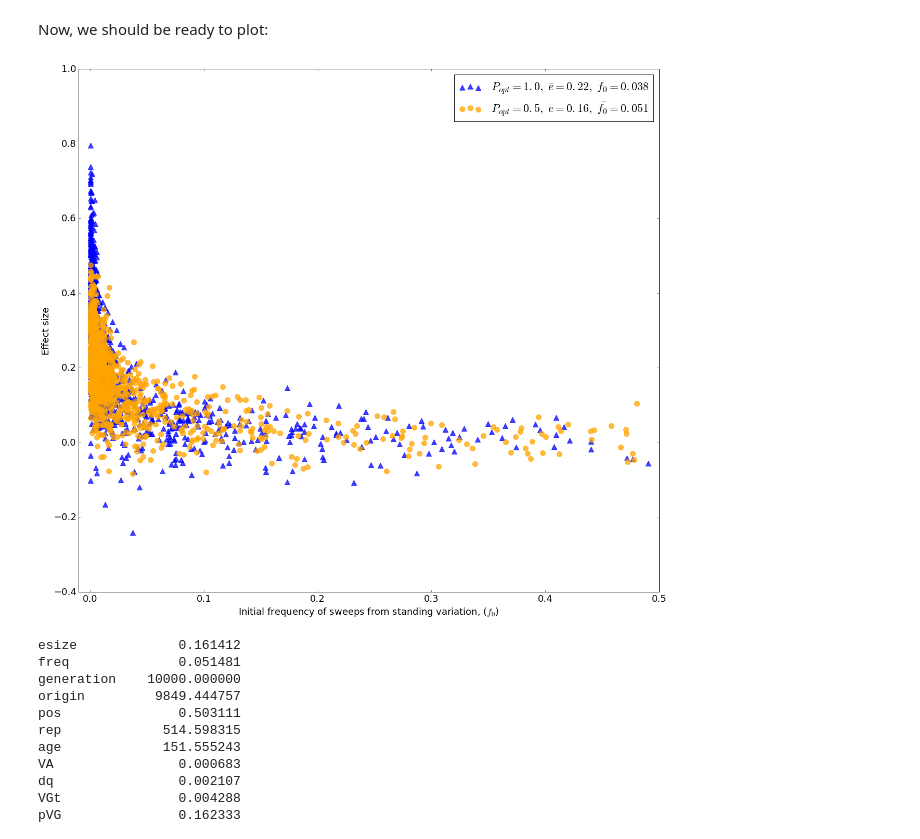
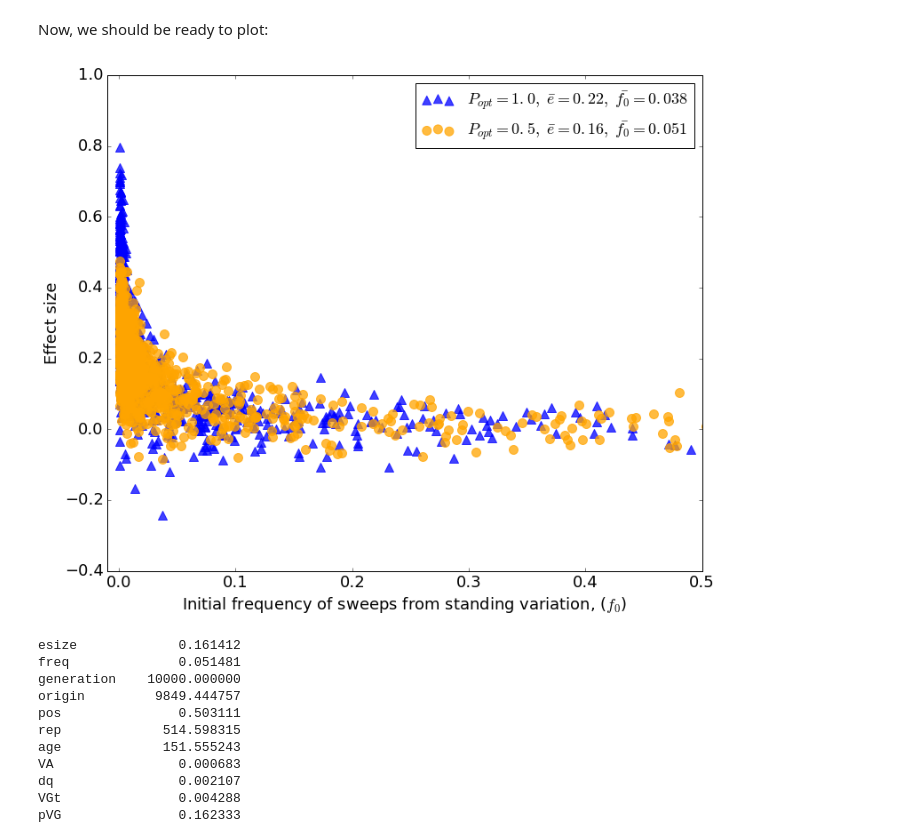
Before and after one commit to molpopgen/qtrait_paper, a Jupyter notebook: BoGPoster/MutationsAtOptimumShift.ipynb, the cells around one changed output. Cells and saved outputs as stored; diff of their text form; code cells hidden in the pictures.

Commit message:
change figur sizes, fonts, etc.

```diff
--- a/BoGPoster/MutationsAtOptimumShift.ipynb
+++ b/BoGPoster/MutationsAtOptimumShift.ipynb
@@ -83,20 +83,20 @@ losses2['pVG']=losses2.VA/losses2.VGt
 Now, we should be ready to plot:
 # %%
 matplotlib.rcParams.update({'font.size': 18})
-matplotlib.rcParams.update({'legend.fontsize': 14})
+matplotlib.rcParams.update({'legend.fontsize': 18})
 # %%
 fig=matplotlib.pyplot.gcf()
-fig.set_size_inches(20, 18)
+fig.set_size_inches(12,10)
 plt.scatter(fixations2.freq,fixations2.esize,color='blue',alpha=0.75,label=r'$P_{opt} = 1.0,\ \bar{e}=0.22,\ \bar{f_0}=0.038$',s=100,marker="^")
 plt.scatter(fixations1.freq,fixations1.esize,color='orange',alpha=0.75,label=r'$P_{opt} = 0.5,\ \bar{e}=0.16,\ \bar{f_0}=0.051$',s=100)
 
 plt.xlim(-0.01,0.5)
 plt.xlabel("Initial frequency of sweeps from standing variation, "+r'($f_0$)')
 plt.ylabel("Effect size")
-plt.legend(fontsize=22)
-plt.savefig("StandingSweepFreq.pdf")
+plt.legend(fontsize=18)
+plt.savefig("StandingSweepFreq.pdf",bbox_inches='tight')
 # %% [output]
-[figure, old version]
+[figure, new version]
 # %%
 print(fixations1.mean())
 print(fixations2.mean())
```
Also changed, not shown: parts of 7 cells of this notebook, 2 other files.
